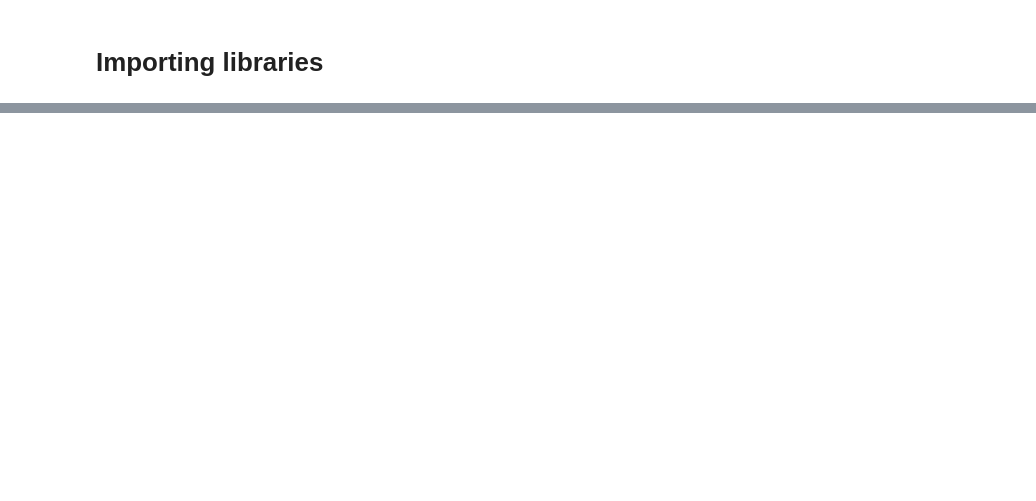
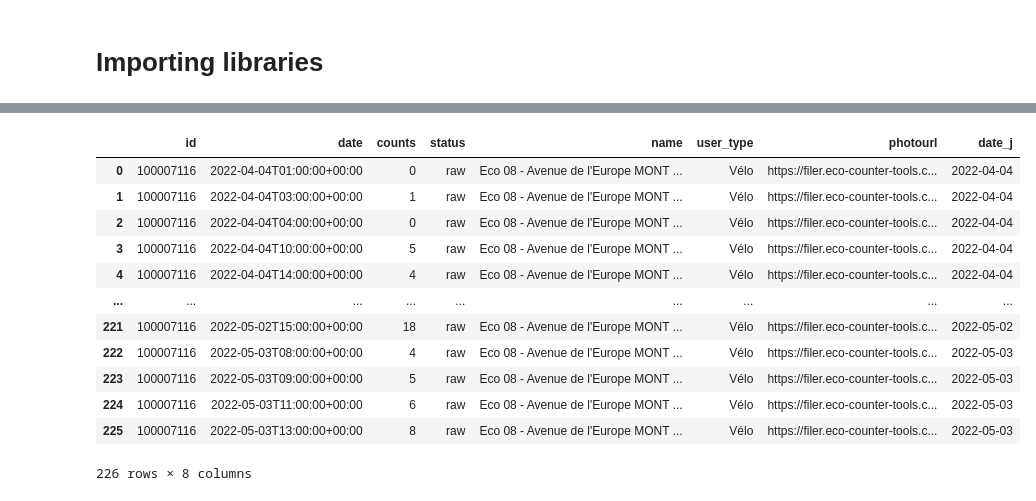
Before and after one commit to ba-talibe/OpenData-Rouen_Analysis_Project, a Jupyter notebook: data-fetching.ipynb, the cells around one changed output, grey strips where cells are left out. Drawn from its saved outputs; the diff is of its cells as text; code cells hidden in the pictures; blank space fills up the shorter version.

```diff
--- a/data-fetching.ipynb
+++ b/data-fetching.ipynb
@@ -56,0 +165,17 @@ Date_j: 2023-06-07
+# %%
+_,df = get_count_data_as_dataframe(limit=226)
+df
+# %% [output]
+|  | id | date | counts | status | name | user_type | photourl | date_j |
+| 0 | 100007116 | 2022-04-04T01:00:00+00:00 | 0 | raw | Eco 08 - Avenue de l'Europe MONT ... | Vélo | https://filer.eco-counter-tools.c... | 2022-04-04 |
+| 1 | 100007116 | 2022-04-04T03:00:00+00:00 | 1 | raw | Eco 08 - Avenue de l'Europe MONT ... | Vélo | https://filer.eco-counter-tools.c... | 2022-04-04 |
+| 2 | 100007116 | 2022-04-04T04:00:00+00:00 | 0 | raw | Eco 08 - Avenue de l'Europe MONT ... | Vélo | https://filer.eco-counter-tools.c... | 2022-04-04 |
+| 3 | 100007116 | 2022-04-04T10:00:00+00:00 | 5 | raw | Eco 08 - Avenue de l'Europe MONT ... | Vélo | https://filer.eco-counter-tools.c... | 2022-04-04 |
+| 4 | 100007116 | 2022-04-04T14:00:00+00:00 | 4 | raw | Eco 08 - Avenue de l'Europe MONT ... | Vélo | https://filer.eco-counter-tools.c... | 2022-04-04 |
+| ... | ... | ... | ... | ... | ... | ... | ... | ... |
+| 221 | 100007116 | 2022-05-02T15:00:00+00:00 | 18 | raw | Eco 08 - Avenue de l'Europe MONT ... | Vélo | https://filer.eco-counter-tools.c... | 2022-05-02 |
+| 222 | 100007116 | 2022-05-03T08:00:00+00:00 | 4 | raw | Eco 08 - Avenue de l'Europe MONT ... | Vélo | https://filer.eco-counter-tools.c... | 2022-05-03 |
+| 223 | 100007116 | 2022-05-03T09:00:00+00:00 | 5 | raw | Eco 08 - Avenue de l'Europe MONT ... | Vélo | https://filer.eco-counter-tools.c... | 2022-05-03 |
+| 224 | 100007116 | 2022-05-03T11:00:00+00:00 | 6 | raw | Eco 08 - Avenue de l'Europe MONT ... | Vélo | https://filer.eco-counter-tools.c... | 2022-05-03 |
+| 225 | 100007116 | 2022-05-03T13:00:00+00:00 | 8 | raw | Eco 08 - Avenue de l'Europe MONT ... | Vélo | https://filer.eco-counter-tools.c... | 2022-05-03 |
+226 rows × 8 columns
```
Also changed, not shown: parts of 6 cells of this notebook.
